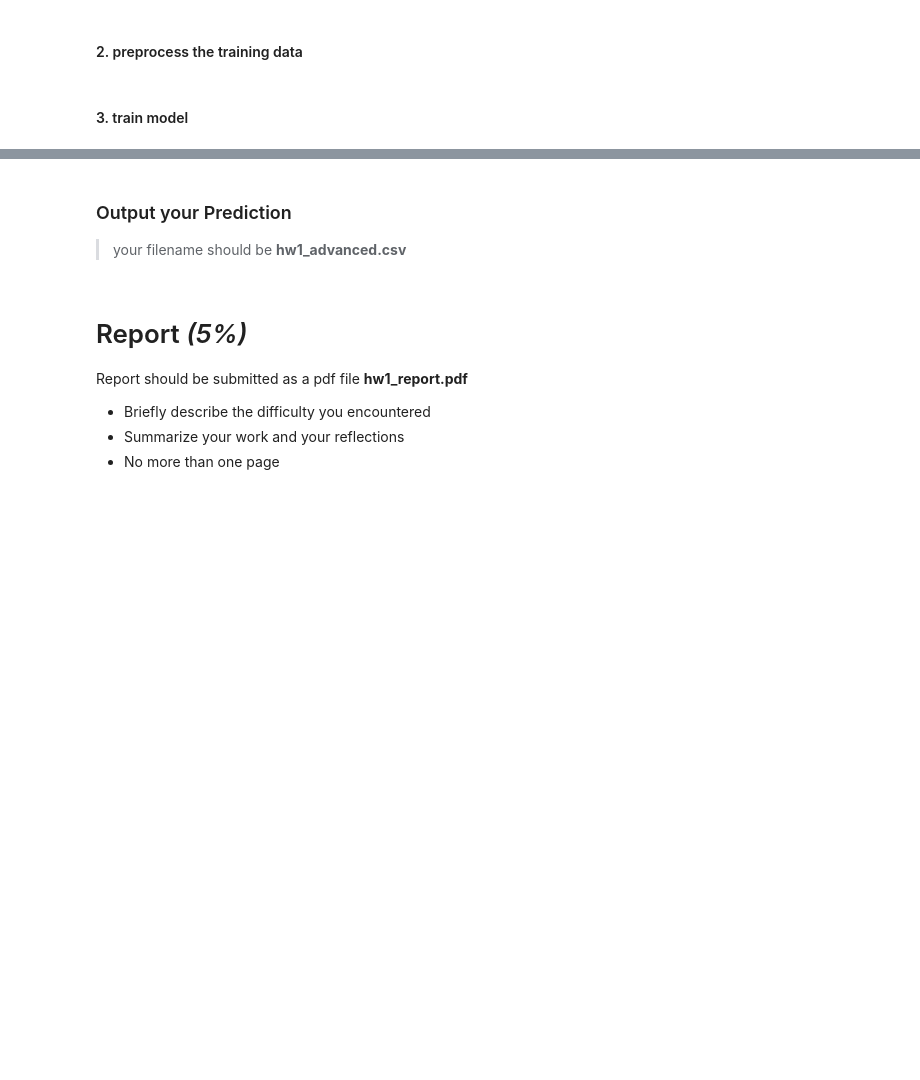
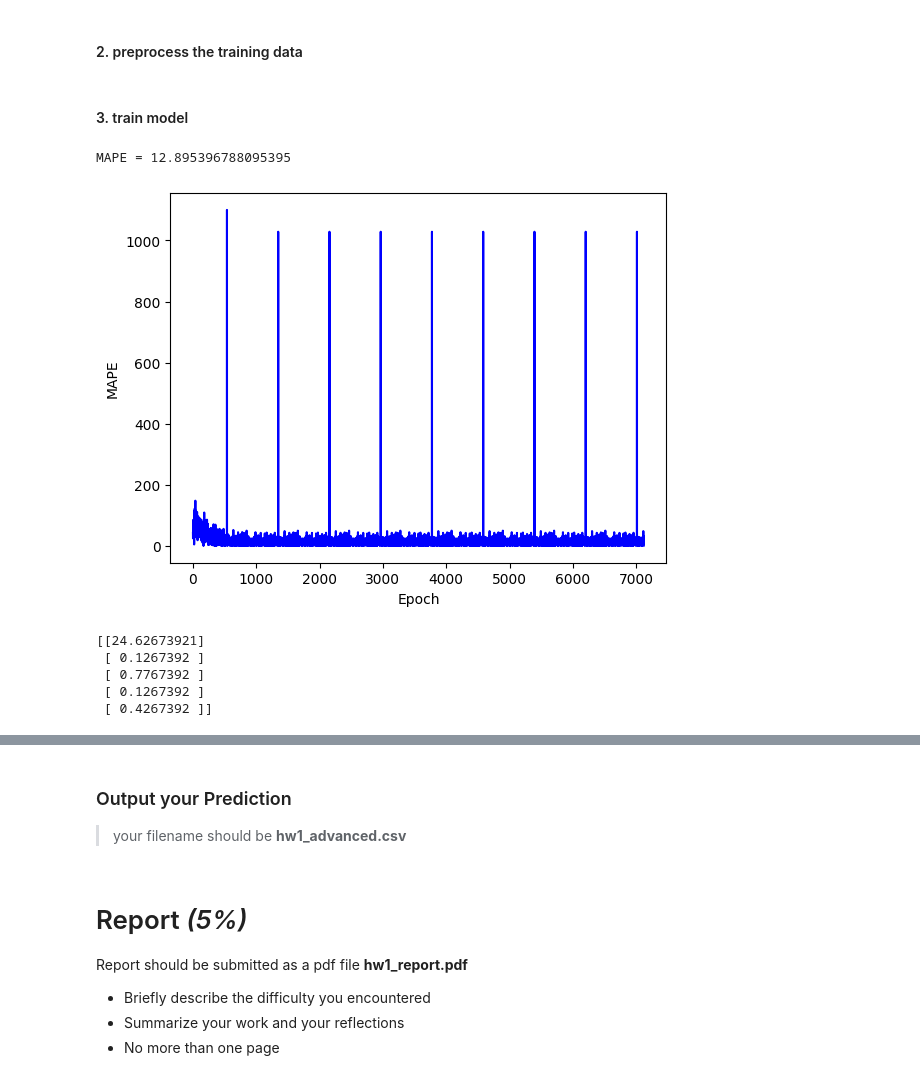
Before and after one commit to a20082307/ML_HW, a Jupyter notebook: HW1/hw1_template_update.ipynb, the cells around one changed output, grey strips where cells are left out. Drawn from its saved outputs; the diff is of its cells as text; code cells hidden in the pictures; blank space fills up the shorter version.

Commit message:
Write another train() function, but did not get a better performance

```diff
--- a/HW1/hw1_template_update.ipynb
+++ b/HW1/hw1_template_update.ipynb
@@ -565 +597,28 @@ def train(train_set: np.array, epoch: int, learning_rate: float, model: np.array
+# %%
+train_set = preprocess(*read_data(), 2)
+
+people_nums = len(train_set)
+morning_train_set = [train_set[i][0] for i in range(people_nums)]
+noon_train_set = [train_set[i][1] for i in range(people_nums)]
+afternoon_train_set = [train_set[i][2] for i in range(people_nums)]
+evening_train_set = [train_set[i][3] for i in range(people_nums)]
+night_train_set = [train_set[i][4] for i in range(people_nums)]
+
+a = []
+for time in train_set:
+    for people in morning_train_set:
+        for data in people:
+            a.append(data)
+
+a_model = np.array([[25], [0.5], [1.15], [0.5], [0.8]]).astype(float)
+a_model = train_2(a, 100, 0.0025, a_model)
+print(a_model)
+# %% [output]
+MAPE = 12.895396788095395
+[figure, added]
+[[24.62673921]
+ [ 0.1267392 ]
+ [ 0.7767392 ]
+ [ 0.1267392 ]
+ [ 0.4267392 ]]
 # %%
```
Also changed, not shown: parts of 2 cells of this notebook.
